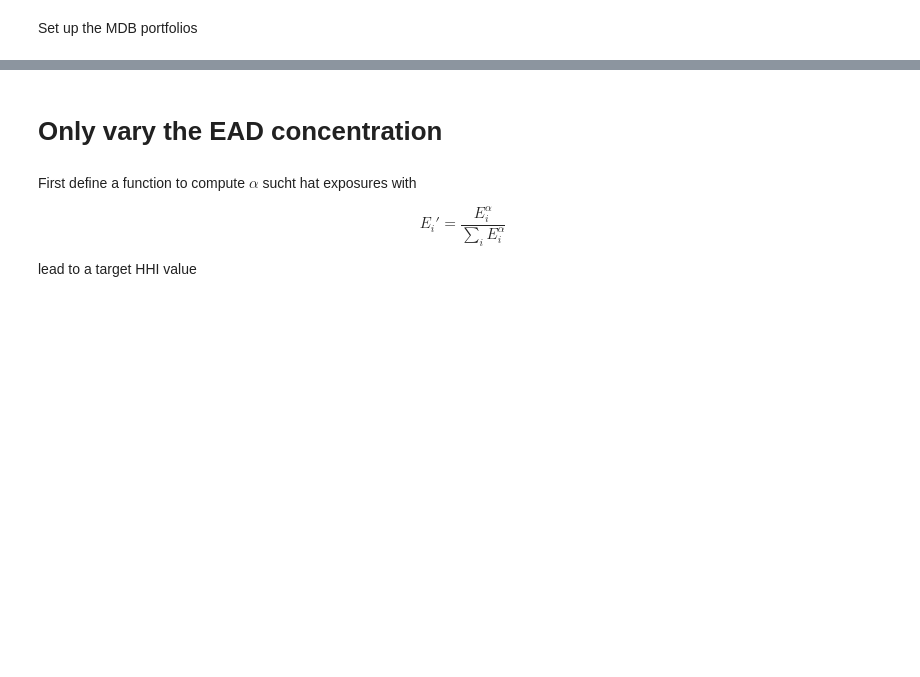
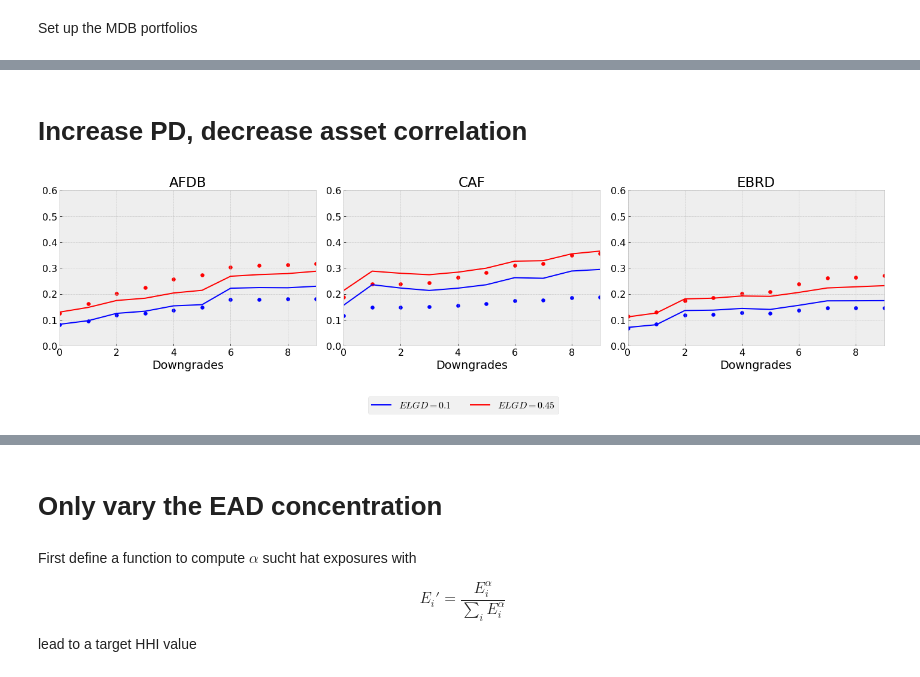
Before and after one commit to juliansester/DL_Concentration_Risk, a Jupyter notebook: Stress_Testing_MtM.ipynb, the cells around one changed output, grey strips where cells are left out. Drawn from its saved outputs; the diff is of its cells as text; code cells hidden in the pictures; blank space fills up the shorter version.

```diff
--- a/Stress_Testing_MtM.ipynb
+++ b/Stress_Testing_MtM.ipynb
@@ -671,0 +287,2 @@ plt.show()
+# %% [markdown]
+# Increase PD, decrease asset correlation
@@ -671,0 +384,77 @@ plt.show()
+# %%
+# Create a figure with 4 subplots
+fig, axs = plt.subplots(1, len(portfolios_0999), figsize=(20, 5))
+
+# Flatten the 2D array of axes so we can iterate over it
+axs = axs.flatten()
+
+# Set x and y limits (replace with the range you want)
+x_limits = [min(pd_increase), max(pd_increase)]  # Example: based on pd_increase
+y_limits = [0, 0.6]  # Replace with appropriate y-limits based on your data
+
+# Initialize lists for the plot handles and labels for the global legend
+handles = []
+labels = []
+
+
+
+
+
+# Apply the x and y limits for the first subplot
+axs[0].set_xlim(x_limits)
+axs[0].set_ylim(y_limits)
+axs[0].set_xlabel("Downgrades")
+axs[0].set_ylabel("GA")
+
+
+
+# Define the base lines for the legend outside the loop
+line1, = axs[0].plot([], [], label=r"$ELGD = 0.1$", color="blue")  # Dummy line for legend
+line2, = axs[0].plot([], [], label=r"$ELGD = 0.45$", color="red")  # Dummy line for legend
+handles.extend([line1, line2])
+labels.extend([r"$ELGD = 0.1$", r"$ELGD = 0.45$"])
+# Plot for other portfolios
+i = 0
+for portfolio in portfolios_0999:
+#     if i == 0:
+#         # Plot for the base portfolio
+#         line1, = axs[0].plot(pd_increase, GA_NN_01_img1, label=r"$ELGD = 0.1$", color="blue")
+#         line2, = axs[0].plot(pd_increase, GA_NN_045_img1, label=r"$ELGD = 0.45$", color="red")
+# #         axs[0].scatter(pd_increase, GA_NN_PF_01_img1[portfolio], label=r"$ELGD = 0.1$", color="blue")
+# #         axs[0].scatter(pd_increase, GA_NN_PF_045_img1[portfolio], label=r"$ELGD = 0.45$", color="red")
+#         axs[i].scatter(pd_increase, GA_MC_01_img1, color="blue")
+#         axs[i].scatter(pd_increase, GA_MC_045_img1, color="red")
+#         axs[0].set_title("Base Portfolio")
+#         i+=1
+
+    axs[i].plot(pd_increase, GA_NN_PF_01_img1[portfolio], color="blue")
+    axs[i].plot(pd_increase, GA_NN_PF_045_img1[portfolio], color="red")
+#         axs[i].scatter(pd_increase, GA_NN_PF_01_img1[portfolio], color="blue")
+#         axs[i].scatter(pd_increase, GA_NN_PF_045_img1[portfolio], color="red")
+    axs[i].set_title(str(portfolio))
+    axs[i].scatter(pd_increase, GA_MC_PF_01_img1[portfolio], color="blue")
+    axs[i].scatter(pd_increase, GA_MC_PF_045_img1[portfolio], color="red")
+    # Apply the same x and y limits for each subplot
+    axs[i].set_xlim(x_limits)
+    axs[i].set_ylim(y_limits)
+
+    # Show x-axis labels only for the last row of subplots
+    axs[i].set_xlabel("Downgrades")
+    axs[i].set_ylabel("")
+    i += 1
+
+
+
+# Add a single legend to the figure, using the collected handles and labels
+fig.legend(handles, labels, loc='upper center', ncol=2, bbox_to_anchor=(0.5, -0.05))
+
+# Adjust layout to prevent overlap
+plt.tight_layout()
+
+# Save the figure as a PDF
+plt.savefig('Plots/mtm_sensitivity_PD_increase_rho_decrease.pdf', format='pdf', bbox_inches='tight')
+
+# Show the plot
+plt.show()
+# %% [output]
+[figure, added]
```
Also changed, not shown: parts of 37 cells of this notebook, 4 other files.
